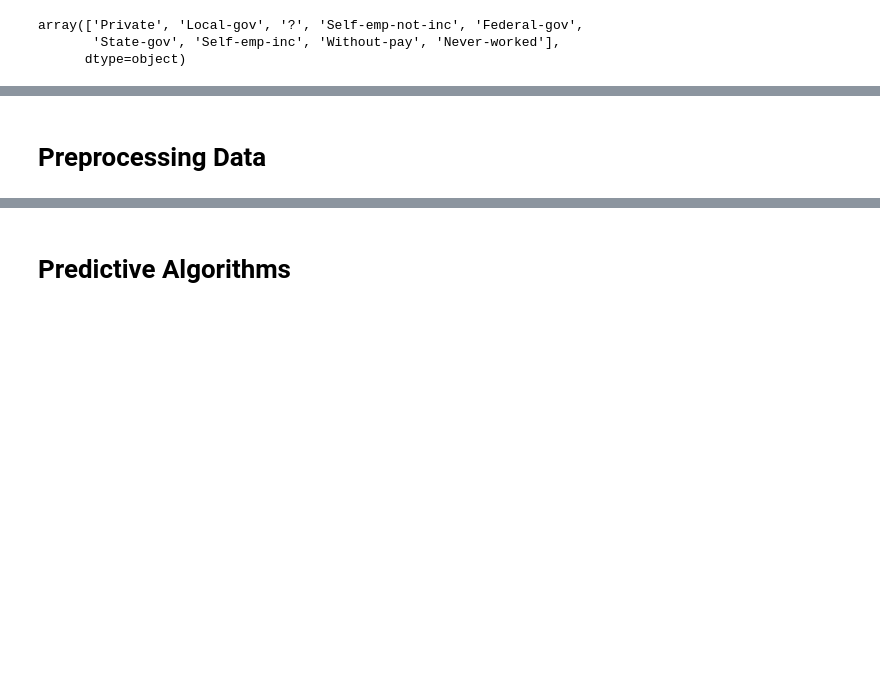
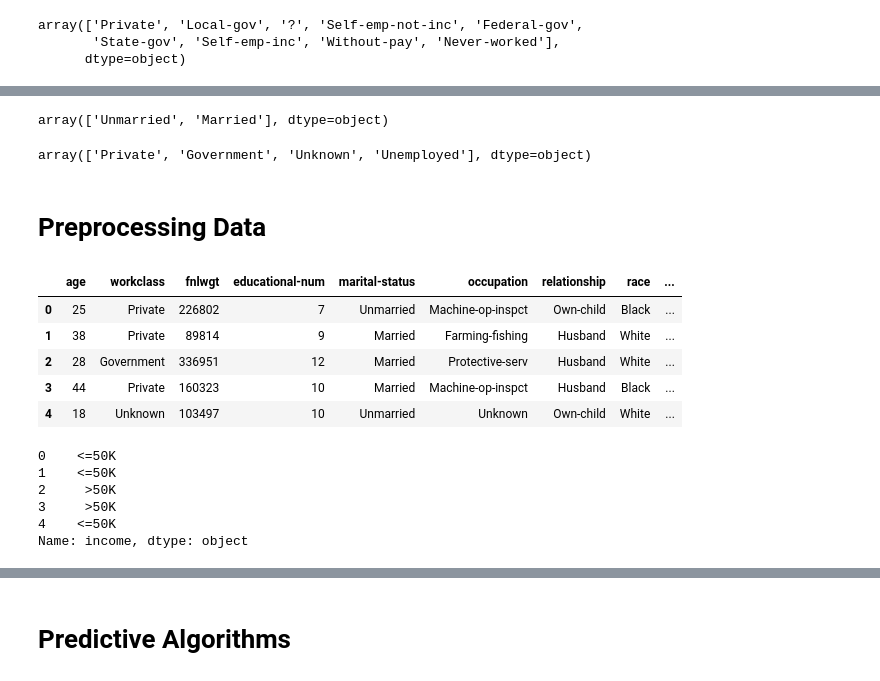
Before and after one commit to JamisonHunter/Adult-Income-Prediction, a Jupyter notebook: adult_income_prediction_j_hunter.ipynb, the cells around one changed output, grey strips where cells are left out. Saved outputs shown, nothing was run; the diff lists cells and outputs as text; code cells hidden in the pictures; blank space fills up the shorter version.

```diff
--- a/adult_income_prediction_j_hunter.ipynb
+++ b/adult_income_prediction_j_hunter.ipynb
@@ -382,2 +409,25 @@ The marital status column could easily be reduced to two statuses; married and u
+# %%
+df = df.replace(to_replace = "Never-married", value = "Unmarried")
+df = df.replace(to_replace = "Married-civ-spouse", value = "Married")
+df = df.replace(to_replace = "Widowed", value = "Unmarried")
+df = df.replace(to_replace = "Divorced", value = "Unmarried")
+df = df.replace(to_replace = "Separated", value = "Married")
+df = df.replace(to_replace = "Married-spouse-absent", value = "Married")
+df = df.replace(to_replace = "Married-AF-spouse", value = "Married")
+df["marital-status"].unique()
+# %% [output]
+array(['Unmarried', 'Married'], dtype=object)
+# %%
+df = df.replace(to_replace = "Local-gov", value = "Government")
+df = df.replace(to_replace = "Federal-gov", value = "Government")
+df = df.replace(to_replace = "State-gov", value = "Government")
+df = df.replace(to_replace = "Self-emp-not-inc", value = "Private")
+df = df.replace(to_replace = "Self-emp-inc", value = "Private")
+df = df.replace(to_replace = "Never-worked", value = "Unemployed")
+df = df.replace(to_replace = "Without-pay", value = "Unknown")
+df = df.replace(to_replace = "?", value = "Unknown")
+df["workclass"].unique()
+# %% [output]
+array(['Private', 'Government', 'Unknown', 'Unemployed'], dtype=object)
 # %% [markdown]
 # Preprocessing Data
@@ -386,0 +434,21 @@ scaler = StandardScaler()
+# %%
+X = df.drop(columns = ["income"])
+y = df["income"]
+# %%
+X.head()
+# %% [output]
+|  | age | workclass | fnlwgt | educational-num | marital-status | occupation | relationship | race | ... |
+| 0 | 25 | Private | 226802 | 7 | Unmarried | Machine-op-inspct | Own-child | Black | ... |
+| 1 | 38 | Private | 89814 | 9 | Married | Farming-fishing | Husband | White | ... |
+| 2 | 28 | Government | 336951 | 12 | Married | Protective-serv | Husband | White | ... |
+| 3 | 44 | Private | 160323 | 10 | Married | Machine-op-inspct | Husband | Black | ... |
+| 4 | 18 | Unknown | 103497 | 10 | Unmarried | Unknown | Own-child | White | ... |
+# %%
+y.head()
+# %% [output]
+0    <=50K
+1    <=50K
+2     >50K
+3     >50K
+4    <=50K
+Name: income, dtype: object
```
Also changed, not shown: parts of 20 cells of this notebook.
